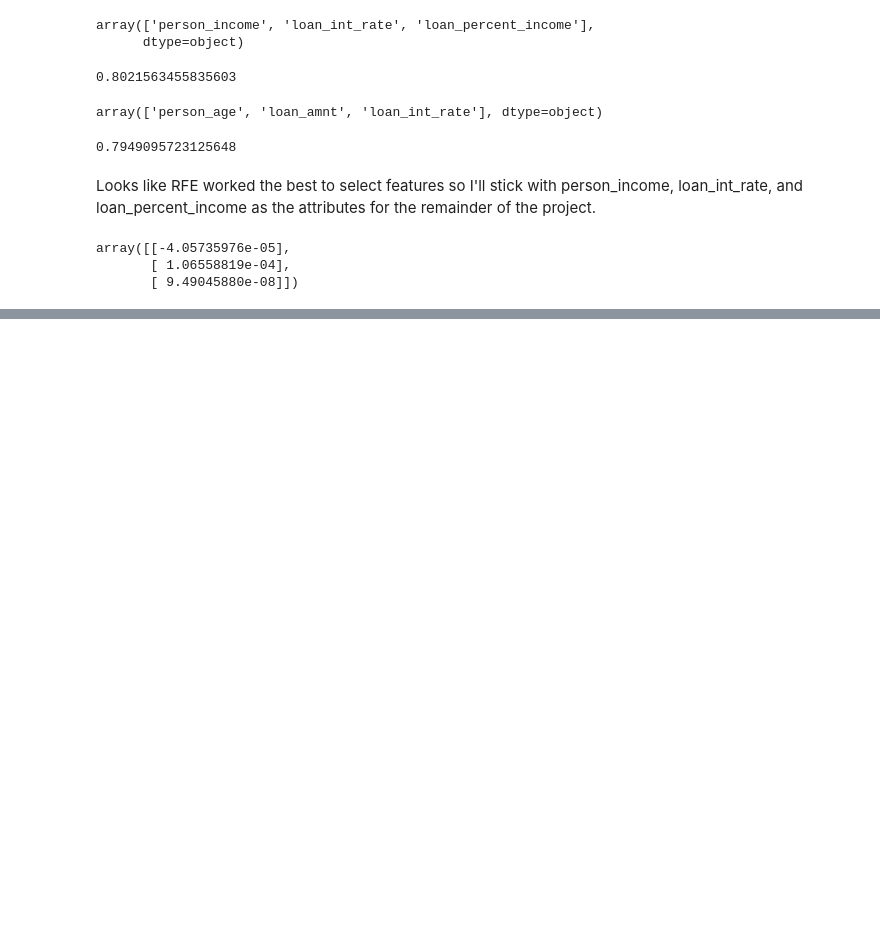
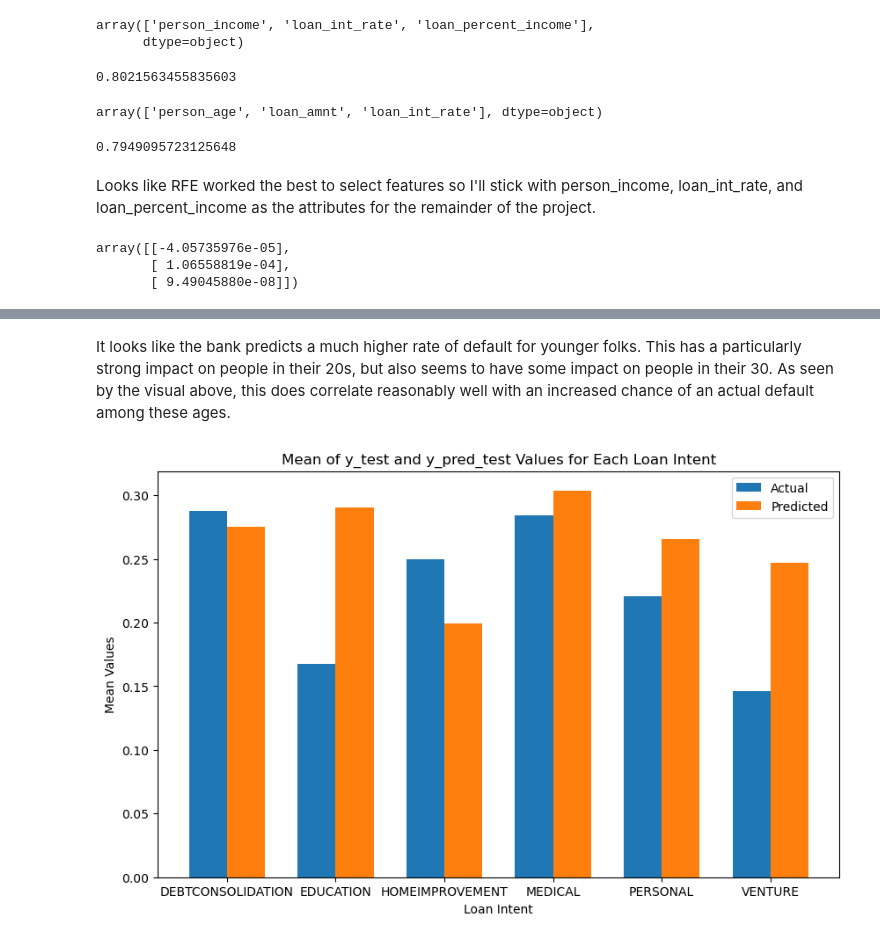
Before and after one commit to ShadowedSpace/ShadowedSpace.github.io, a Jupyter notebook: posts/BP2/BP2.ipynb, the cells around one changed output, grey strips where cells are left out. Saved outputs shown, nothing was run; the diff lists cells and outputs as text; code cells hidden in the pictures; blank space fills up the shorter version.

```diff
--- a/posts/BP2/BP2.ipynb
+++ b/posts/BP2/BP2.ipynb
@@ -229,0 +265,26 @@ A threshold of 1.00 gives an accuracy of 0.79 and an average profit of -24102760
+# %% [markdown]
+It looks like the bank predicts a much higher rate of default for younger folks. This has a particularly strong impact on people in their 20s, but also seems to have some impact on people in their 30. As seen by the visual above, this does correlate reasonably well with an increased chance of an actual default among these ages.
+# %%
+X_test['y_test'] = y_test
+X_test['y_pred_test'] = y_pred_test
+
+mean_values = X_test.groupby('loan_intent').agg({'y_test': 'mean', 'y_pred_test': 'mean'})
+
+fig, ax = plt.subplots(figsize=(10, 6))
+
+bar_width = 0.35
+index = np.arange(len(mean_values))
+
+ax.bar(index, mean_values['y_test'], bar_width, label='Actual')
+ax.bar(index + bar_width, mean_values['y_pred_test'], bar_width, label='Predicted')
+
+ax.set_xlabel('Loan Intent')
+ax.set_ylabel('Mean Values')
+ax.set_title('Mean of y_test and y_pred_test Values for Each Loan Intent')
+ax.set_xticks(index + bar_width / 2)
+ax.set_xticklabels(mean_values.index)
+ax.legend()
+
+plt.show()
+# %% [output]
+[figure, added]
```
Also changed, not shown: parts of 20 cells of this notebook, 7 other files.
